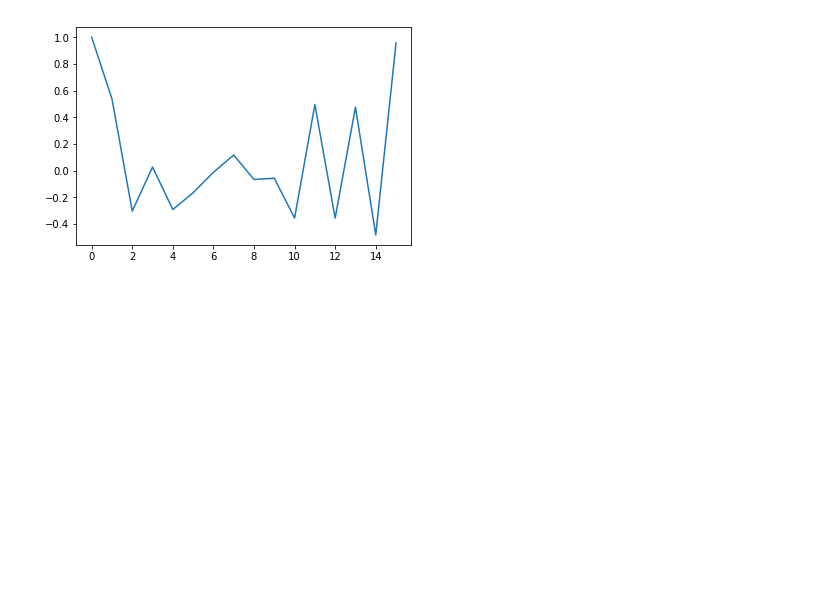
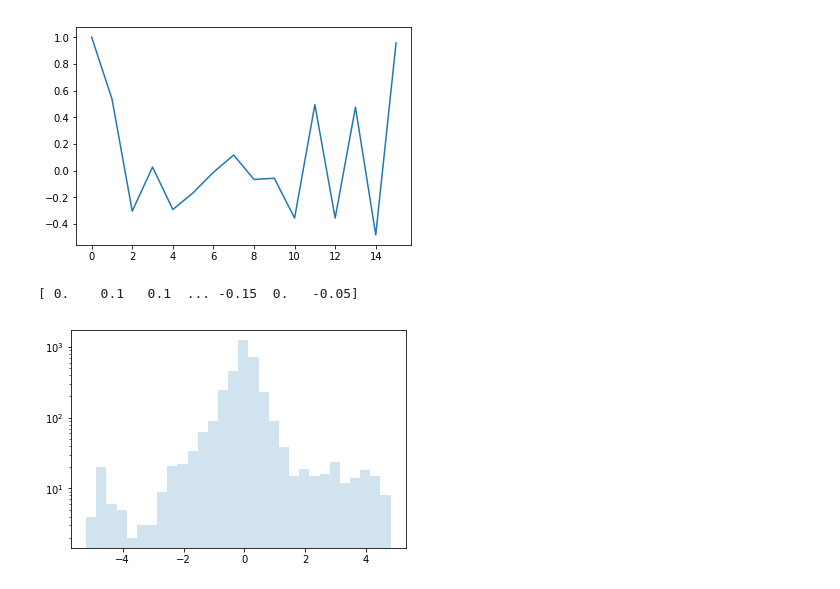
Before and after one commit to lukasgeyrhofer/sistercells, a Jupyter notebook: Analysis.ipynb, the cells around one changed output. Drawn from its saved outputs; the diff is of its cells as text; code cells hidden in the pictures; blank space fills up the shorter version.

```diff
--- a/Analysis.ipynb
+++ b/Analysis.ipynb
@@ -170,3 +170,16 @@ plt.plot(sm.tsa.stattools.pacf(a['growth_lengthA'],nlags = 15))
 # %% [output]
 [<matplotlib.lines.Line2D at 0x...>]
 [figure]
+# %%
+dtdSC = np.genfromtxt('/home/lukas/projects/sistercells/analysis/190326/allDTD.SC')
+dtdNSC = np.genfromtxt('/home/lukas/projects/sistercells/analysis/190326/allDTD.NSC')
+
+print(a)
+# %% [output]
+[ 0.    0.1   0.1  ... -0.15  0.   -0.05]
+# %%
+plt.hist(a,bins=30,alpha=.2)
+plt.yscale('log')
+plt.show()
+# %% [output]
+[figure, added]
```
